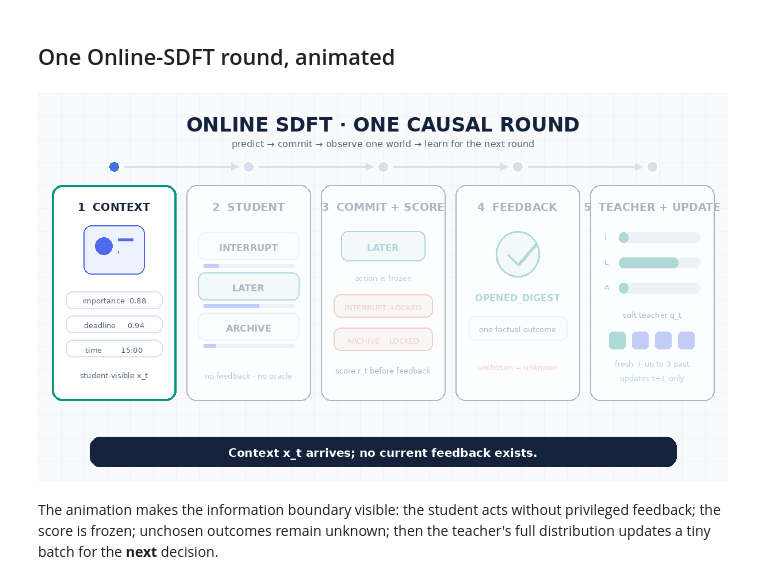
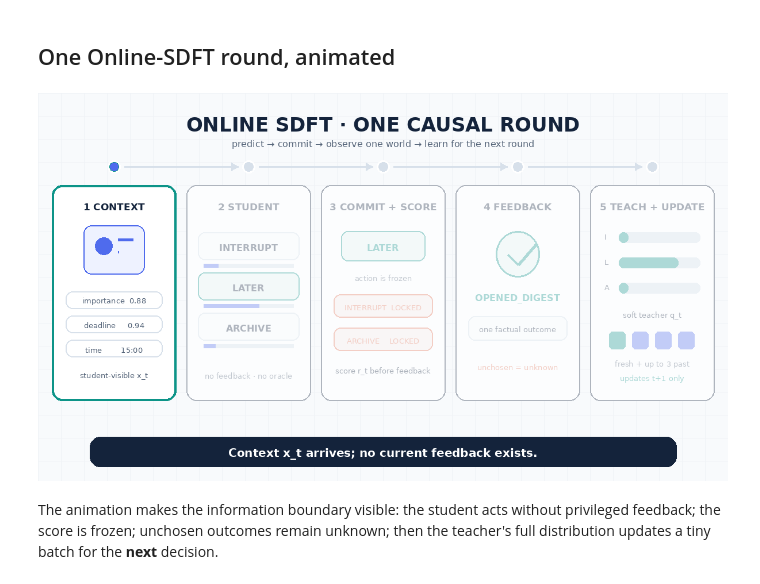
Before and after one commit to lin826/Online-SFT-Demo, a Jupyter notebook: online_sdft_bandit_demo.ipynb, the cells around one changed output. Saved outputs shown, nothing was run; the diff lists cells and outputs as text; code cells hidden in the pictures.

```diff
--- a/online_sdft_bandit_demo.ipynb
+++ b/online_sdft_bandit_demo.ipynb
@@ -368,7 +368,7 @@ def _font(size, bold=False):
 
 FONTS = {
     "title": _font(34, True),
-    "heading": _font(19, True),
+    "heading": _font(17, True),
     "body": _font(16),
     "body_bold": _font(16, True),
     "small": _font(13),
@@ -555,8 +555,8 @@ def _draw_frame(progress):
         dot_x = centers[-1][0]
     draw.ellipse((dot_x - 7, 121, dot_x + 7, 135), fill=PALETTE["blue"])
 
-    titles = ("1  CONTEXT", "2  STUDENT", "3  COMMIT + SCORE",
-              "4  FEEDBACK", "5  TEACHER + UPDATE")
+    titles = ("1 CONTEXT", "2 STUDENT", "3 COMMIT + SCORE",
+              "4 FEEDBACK", "5 TEACH + UPDATE")
     renderers = (_draw_context, _draw_student, _draw_commit, _draw_feedback, _draw_teacher)
     for index, box in enumerate(cards):
         if index < current:
@@ -577,34 +577,34 @@ def _draw_frame(progress):
         "Context x_t arrives; no current feedback exists.",
         "The student samples its own action from π_t(.|x_t).",
         "The selected action and regret are frozen before feedback.",
         "Only the selected action produces factual feedback.",
         "The teacher's soft target updates a tiny batch for t+1.",
     )[current]
     draw.rounded_rectangle((90, 598, 1110, 650), radius=18,
                            fill=PALETTE["navy"], outline=PALETTE["navy"])
     _center(draw, (600, 624), status, FONTS["status"], PALETTE["white"])
     return image
 
 
 def make_online_sdft_gif():
     frames = []
     for stage in range(5):
         for substep in range(7):
             progress = stage + substep / 7 if stage < 4 else 4
             frames.append(_draw_frame(progress))
         pause_progress = stage + 0.99 if stage < 4 else 4.0
         frames.extend([_draw_frame(pause_progress)] * 2)
     buffer = BytesIO()
     frames[0].save(buffer, format="GIF", save_all=True,
                    append_images=frames[1:], duration=135, loop=0,
                    optimize=True, disposal=2)
     return buffer.getvalue()
 
 from IPython.display import Image as NotebookImage, Markdown, display
 gif_bytes = make_online_sdft_gif()
 display(NotebookImage(data=gif_bytes))
 # %% [output]
-[figure, old version]
+[figure, new version]
 # %% [markdown]
 The animation makes the information boundary visible: the student acts without privileged feedback; the score is frozen; unchosen outcomes remain unknown; then the teacher's full distribution updates a tiny batch for the **next** decision.
 # %% [markdown]
```
Also changed, not shown: 7 other files.
